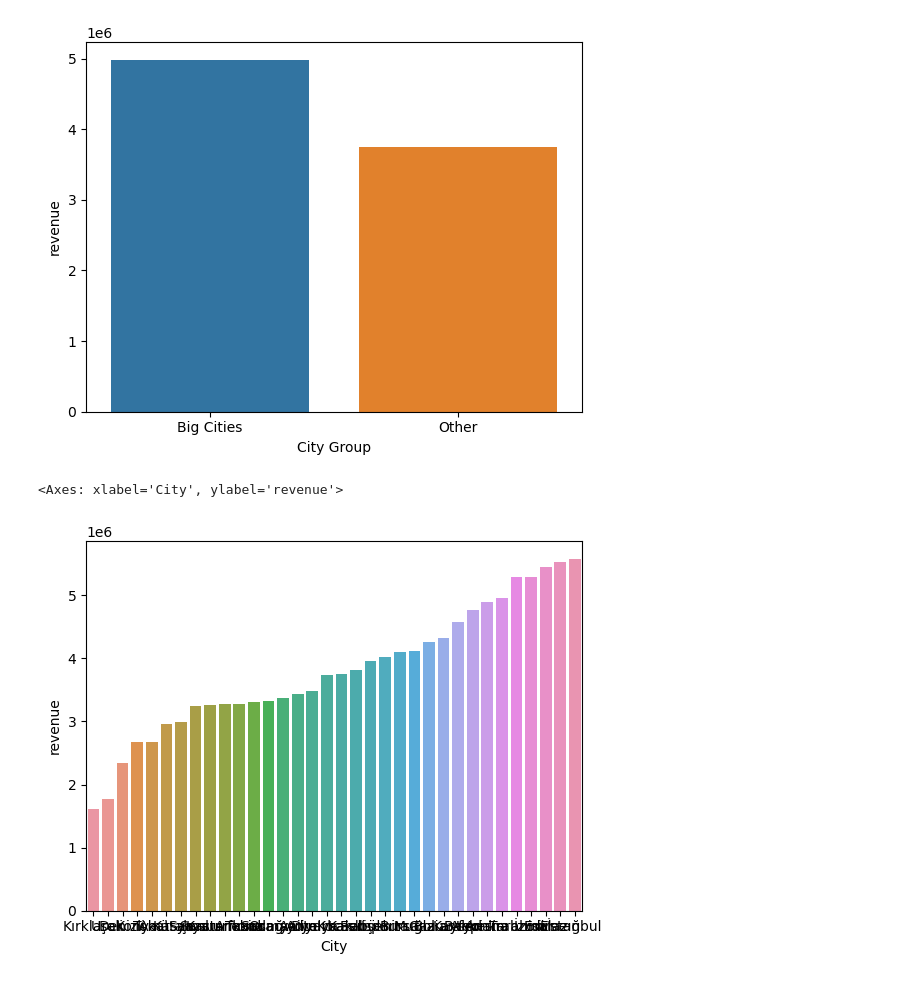
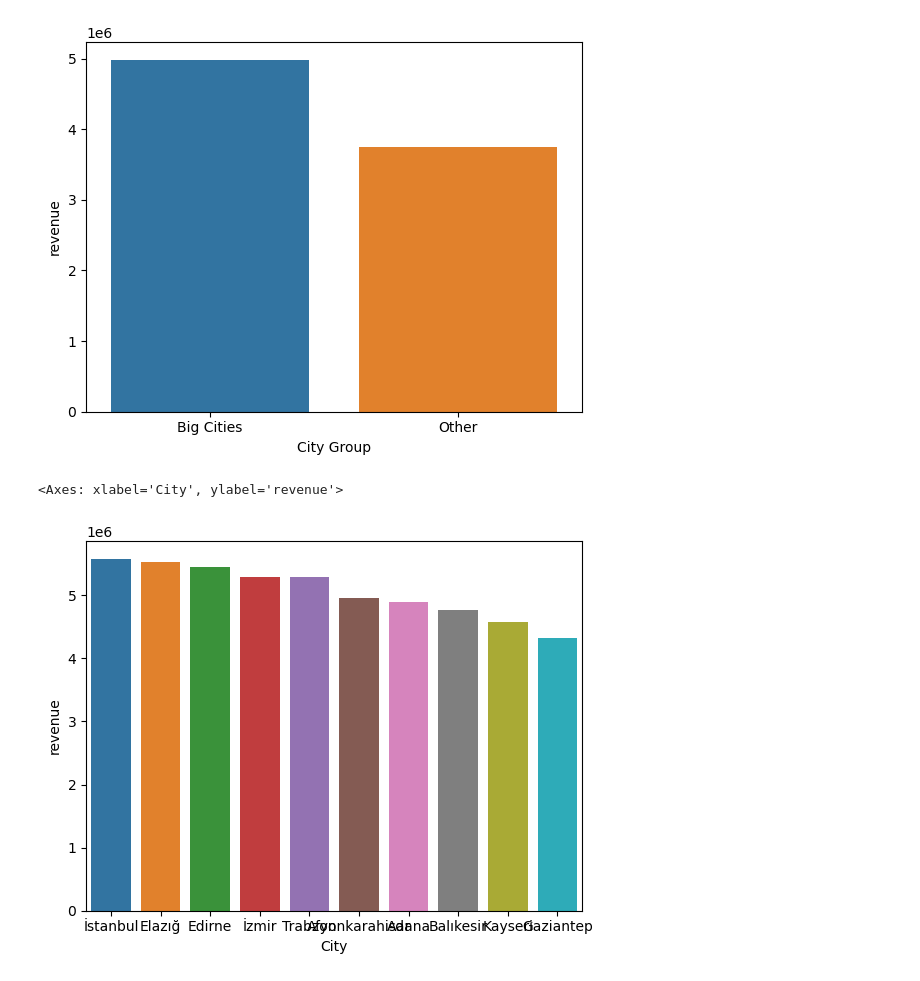
Before and after one commit to Nacim-B/Restaurant_Revenue_Prediction, a Jupyter notebook: Restaurant_Revenue_Prediction.ipynb, the cells around one changed output. Drawn from its saved outputs; the diff is of its cells as text; code cells hidden in the pictures.

```diff
--- a/Restaurant_Revenue_Prediction.ipynb
+++ b/Restaurant_Revenue_Prediction.ipynb
@@ -98,8 +98,8 @@ sns.barplot(x='City Group', y='revenue', data= city_type)
 <Axes: xlabel='City Group', ylabel='revenue'>
 [figure]
 # %%
-cities = data[['City', 'revenue']].groupby(['City'], as_index=False).mean().sort_values(['revenue'])
-sns.barplot(x='City', y='revenue', data= cities)
+cities = data[['City', 'revenue']].groupby(['City'], as_index=False).mean().sort_values(['revenue'], ascending=False)
+sns.barplot(x='City', y='revenue', data= cities[:10])
 # %% [output]
 <Axes: xlabel='City', ylabel='revenue'>
-[figure, old version]
+[figure, new version]
```
Also changed, not shown: parts of 6 cells of this notebook.
